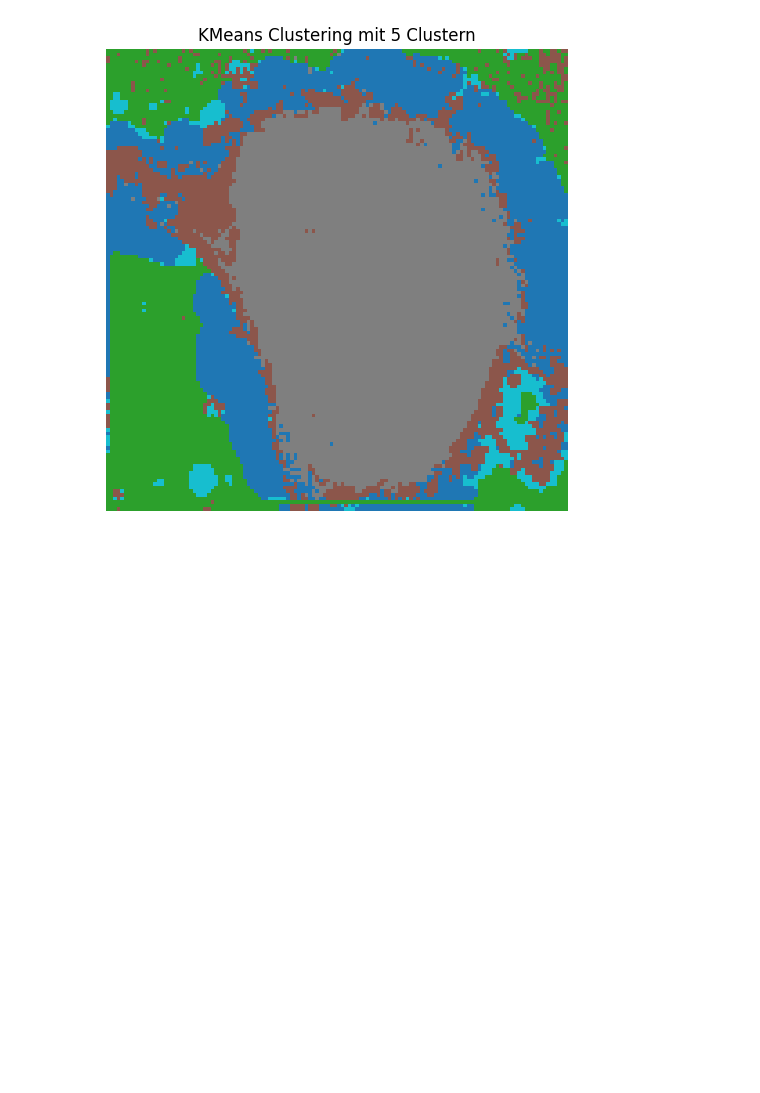
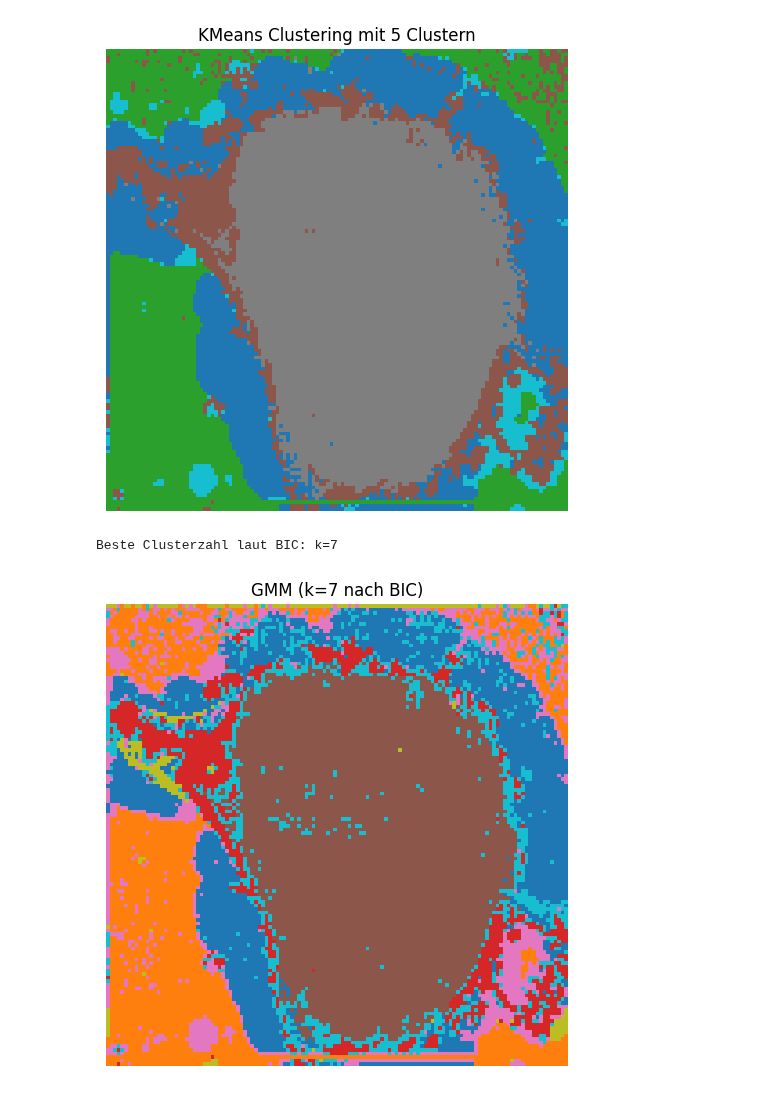
Before and after one commit to janphr03/MassSpectrometryImaging, a Jupyter notebook: Main.ipynb, the cells around one changed output. Cells and saved outputs as stored; diff of their text form; code cells hidden in the pictures; blank space fills up the shorter version.

```diff
--- a/Main.ipynb
+++ b/Main.ipynb
@@ -253,3 +253,30 @@ plt.axis('off')
 plt.show()
 # %% [output]
 [figure]
+# %%
+from sklearn.mixture import GaussianMixture
+import numpy as np
+
+X = spectral_matrix_pca  # deine 95%-PCA-Daten
+ks = range(2, 9)
+bics, gmms = [], []
+
+for k in ks:
+    g = GaussianMixture(n_components=k, covariance_type='full', random_state=42)
+    g.fit(X)
+    bics.append(g.bic(X))
+    gmms.append(g)
+
+best = np.argmin(bics)
+gmm = gmms[best]
+labels = gmm.predict(X)
+print(f"Beste Clusterzahl laut BIC: k={ks[best]}")
+
+height, width = ims_cube.shape[:2]
+plt.figure(figsize=(6,6))
+plt.imshow(labels.reshape(height, width), cmap="tab10")
+plt.title(f"GMM (k={ks[best]} nach BIC)")
+plt.axis('off'); plt.show()
+# %% [output]
+Beste Clusterzahl laut BIC: k=7
+[figure, added]
```
